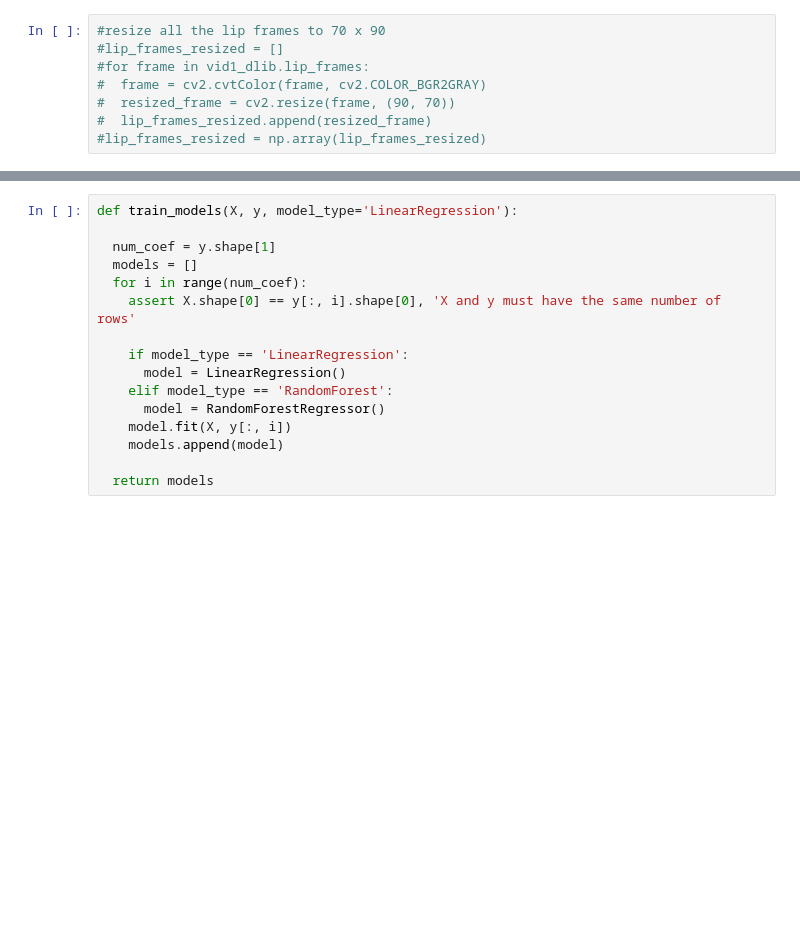
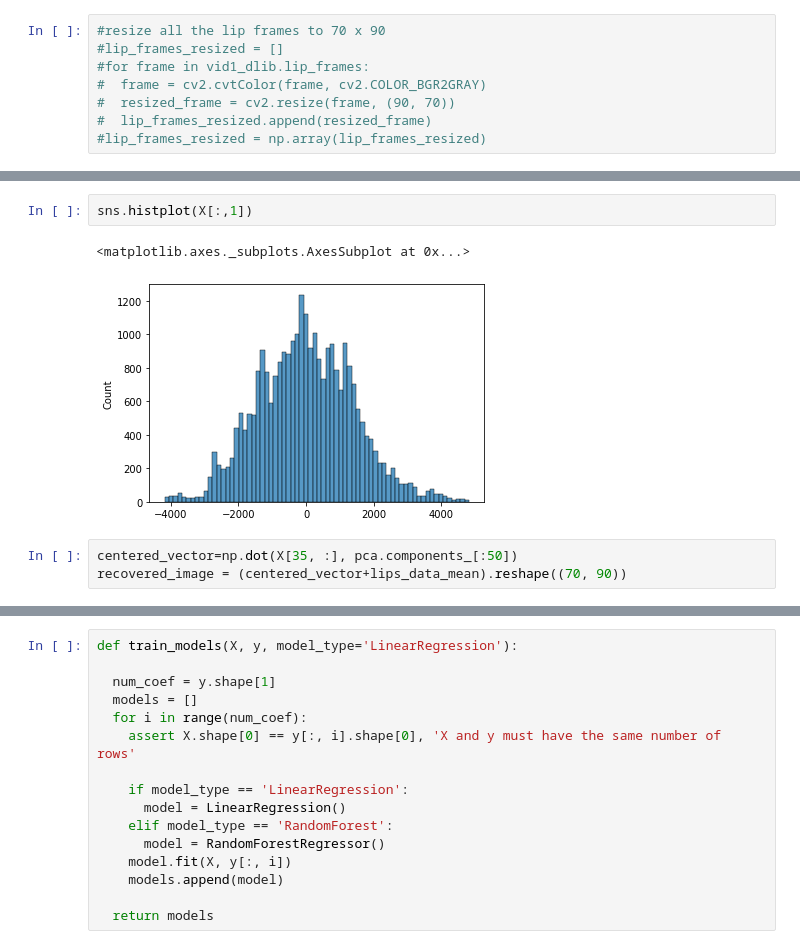
Before and after one commit to romitbarua/MultiModalDeepFake, a Jupyter notebook: TestingNotebooks/PCAvsMFCC.ipynb, the cells around one changed output, grey strips where cells are left out. Drawn from its saved outputs; the diff is of its cells as text; blank space fills up the shorter version.

```diff
--- a/TestingNotebooks/PCAvsMFCC.ipynb
+++ b/TestingNotebooks/PCAvsMFCC.ipynb
@@ -184,0 +211,8 @@ def generate_training_data(training_video_details, num_components):
+# %%
+sns.histplot(X[:,1])
+# %% [output]
+<matplotlib.axes._subplots.AxesSubplot at 0x...>
+[figure, added]
+# %%
+centered_vector=np.dot(X[35, :], pca.components_[:50])
+recovered_image = (centered_vector+lips_data_mean).reshape((70, 90))
```
Also changed, not shown: parts of 25 cells of this notebook.
